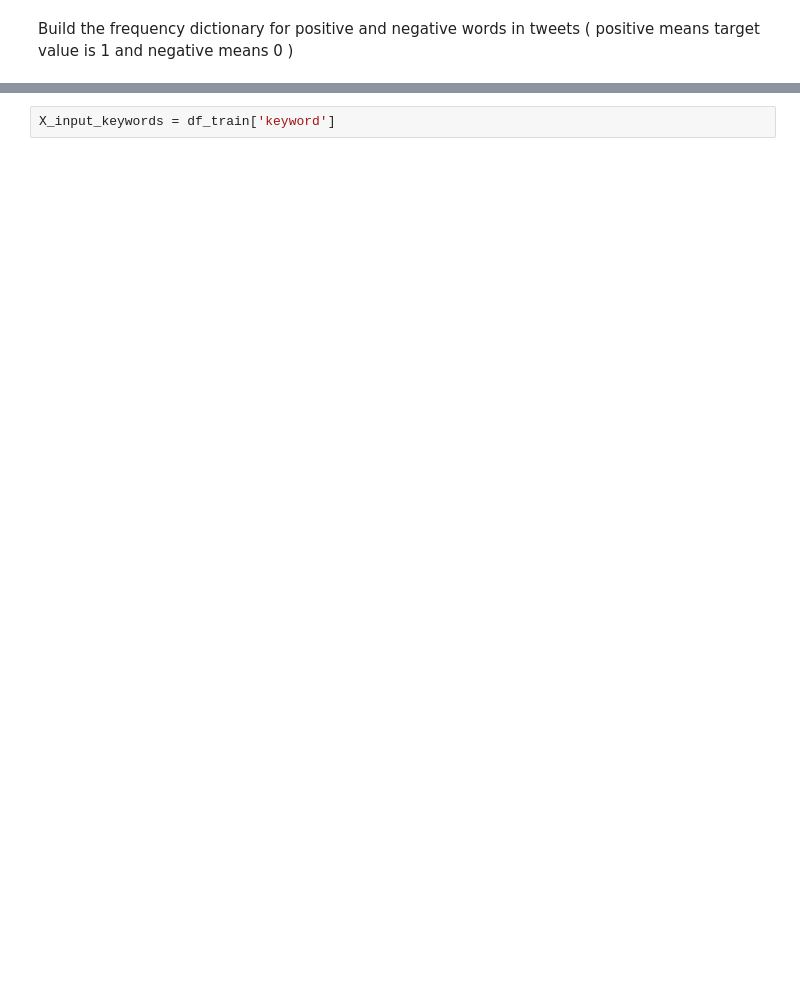
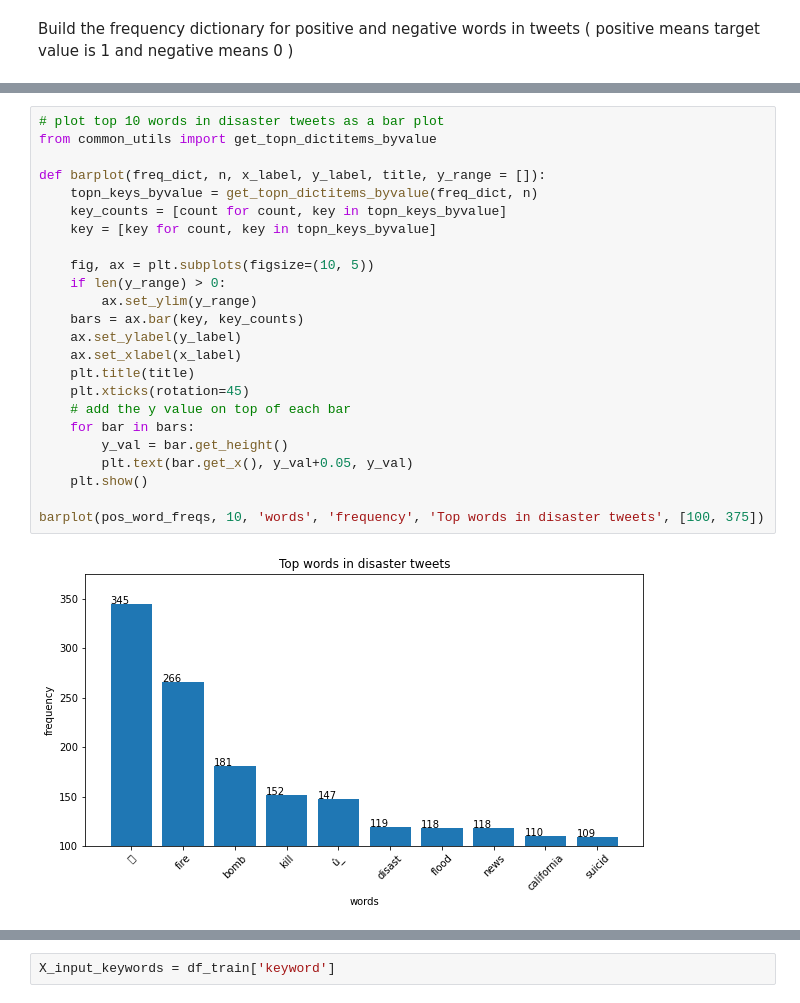
Before and after one commit to bk-anupam/NLP, a Jupyter notebook: Kaggle/DisasterTweetsPrediction/disaster-tweets-prediction.ipynb, the cells around one changed output, grey strips where cells are left out. Drawn from its saved outputs; the diff is of its cells as text; blank space fills up the shorter version.

```diff
--- a/Kaggle/DisasterTweetsPrediction/disaster-tweets-prediction.ipynb
+++ b/Kaggle/DisasterTweetsPrediction/disaster-tweets-prediction.ipynb
@@ -211,0 +155,26 @@ for item in get_topn_dictitems_byvalue(neg_location_freqs, 10):
+# %%
+# plot top 10 words in disaster tweets as a bar plot
+from common_utils import get_topn_dictitems_byvalue
+
+def barplot(freq_dict, n, x_label, y_label, title, y_range = []):
+    topn_keys_byvalue = get_topn_dictitems_byvalue(freq_dict, n)
+    key_counts = [count for count, key in topn_keys_byvalue]
+    key = [key for count, key in topn_keys_byvalue]
+
+    fig, ax = plt.subplots(figsize=(10, 5))
+    if len(y_range) > 0:
+        ax.set_ylim(y_range)
+    bars = ax.bar(key, key_counts)
+    ax.set_ylabel(y_label)
+    ax.set_xlabel(x_label)
+    plt.title(title)
+    plt.xticks(rotation=45)
+    # add the y value on top of each bar
+    for bar in bars:
+        y_val = bar.get_height()
+        plt.text(bar.get_x(), y_val+0.05, y_val)
+    plt.show()
+
+barplot(pos_word_freqs, 10, 'words', 'frequency', 'Top words in disaster tweets', [100, 375])
+# %% [output]
+[figure, added]
```
Also changed, not shown: parts of 22 cells of this notebook, 1 other file.
